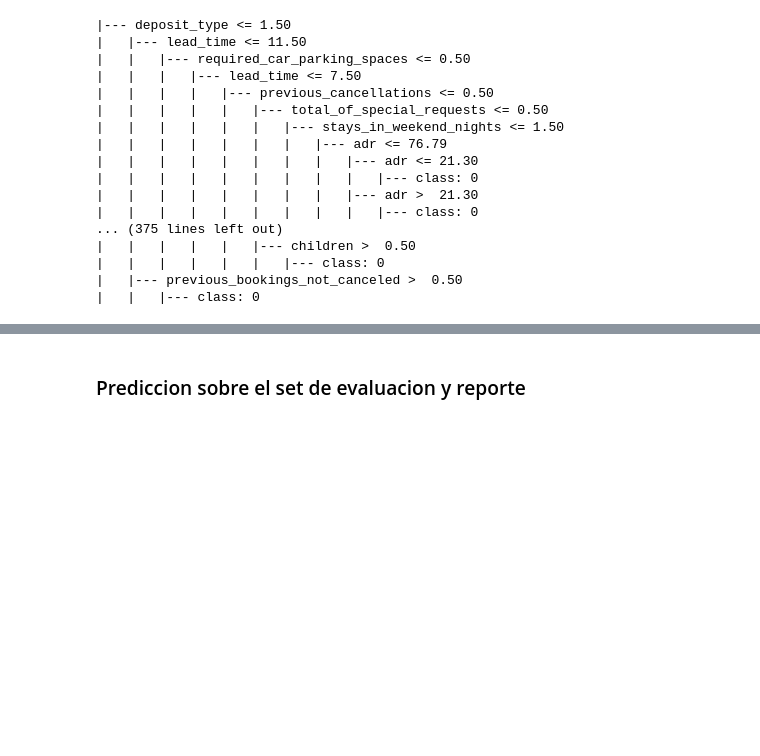
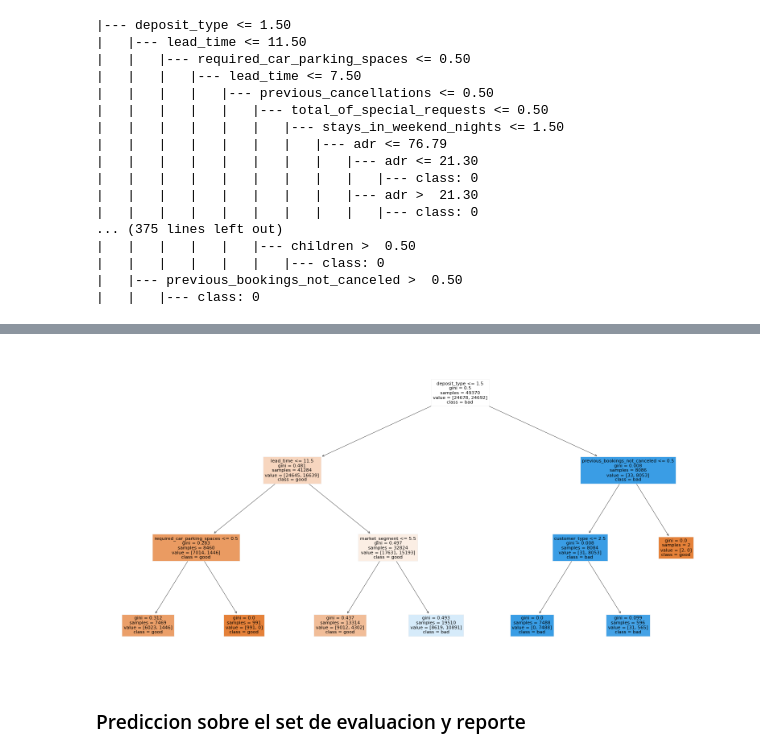
Before and after one commit to m-cabrerar/7506R-1C2023-GRUPO01, a Jupyter notebook: checkpoint 2/7506R_TP1_GRUPO01_CHP2_ENTREGA.ipynb, the cells around one changed output, grey strips where cells are left out. Drawn from its saved outputs; the diff is of its cells as text; code cells hidden in the pictures; blank space fills up the shorter version.

```diff
--- a/checkpoint 2/7506R_TP1_GRUPO01_CHP2_ENTREGA.ipynb
+++ b/checkpoint 2/7506R_TP1_GRUPO01_CHP2_ENTREGA.ipynb
@@ -177,0 +180,11 @@ plt.show()
+# %%
+mejor_arbol = tree.DecisionTreeClassifier(
+    criterion=best_params['criterion'],
+    max_depth=3,
+    min_samples_leaf=best_params['min_samples_leaf'],
+    min_samples_split=best_params['min_samples_split'],
+    ccp_alpha=best_params['ccp_alpha'])
+mejor_arbol.fit(x_train, y_train)
+
+reglas = tree.export_text(mejor_arbol, feature_names=features)
+print(reglas)
@@ -178,3 +211,11 @@ plt.show()
+# %%
+from sklearn.tree import plot_tree
+
+plt.figure(figsize=(20,10))
+plot_tree(mejor_arbol, filled=True, feature_names=features, class_names=['good', 'bad'])
+plt.show()
+# %% [output]
+[figure, added]
 # %% [markdown]
 ### Prediccion sobre el set de evaluacion y reporte
 # %%
```
Also changed, not shown: parts of 3 cells of this notebook.
